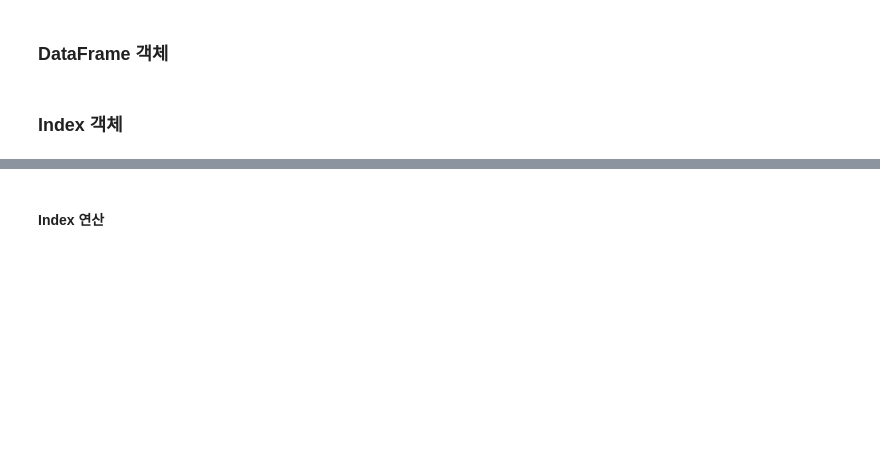
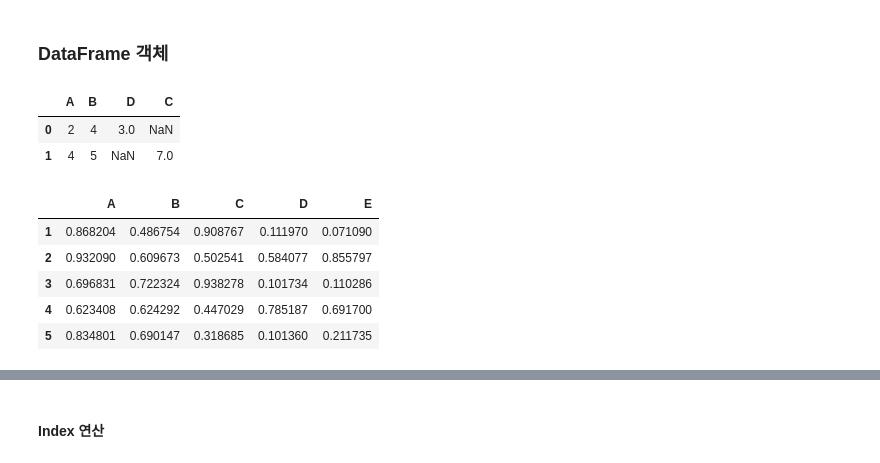
Before and after one commit to omj3424/python_suanLab, a Jupyter notebook: _Pandas_한번에_제대로_배우기.ipynb, the cells around one changed output, grey strips where cells are left out. Drawn from its saved outputs; the diff is of its cells as text; code cells hidden in the pictures; blank space fills up the shorter version.

```diff
--- a/_Pandas_한번에_제대로_배우기.ipynb
+++ b/_Pandas_한번에_제대로_배우기.ipynb
@@ -13,4 +174,19 @@
 # %% [markdown]
 ### DataFrame 객체
-# %% [markdown]
-### Index 객체
+# %%
+pd.DataFrame([{'A':2, 'B':4, 'D':3}, {'A':4, 'B':5, 'C':7}])
+# %% [output]
+|  | A | B | D | C |
+| 0 | 2 | 4 | 3.0 | NaN |
+| 1 | 4 | 5 | NaN | 7.0 |
+# %%
+pd.DataFrame(np.random.rand(5, 5),
+             columns=['A', 'B', 'C', 'D', 'E'],
+             index=[1, 2, 3, 4, 5])
+# %% [output]
+|  | A | B | C | D | E |
+| 1 | 0.868204 | 0.486754 | 0.908767 | 0.111970 | 0.071090 |
+| 2 | 0.932090 | 0.609673 | 0.502541 | 0.584077 | 0.855797 |
+| 3 | 0.696831 | 0.722324 | 0.938278 | 0.101734 | 0.110286 |
+| 4 | 0.623408 | 0.624292 | 0.447029 | 0.785187 | 0.691700 |
+| 5 | 0.834801 | 0.690147 | 0.318685 | 0.101360 | 0.211735 |
```
Also changed, not shown: parts of 36 cells of this notebook.
